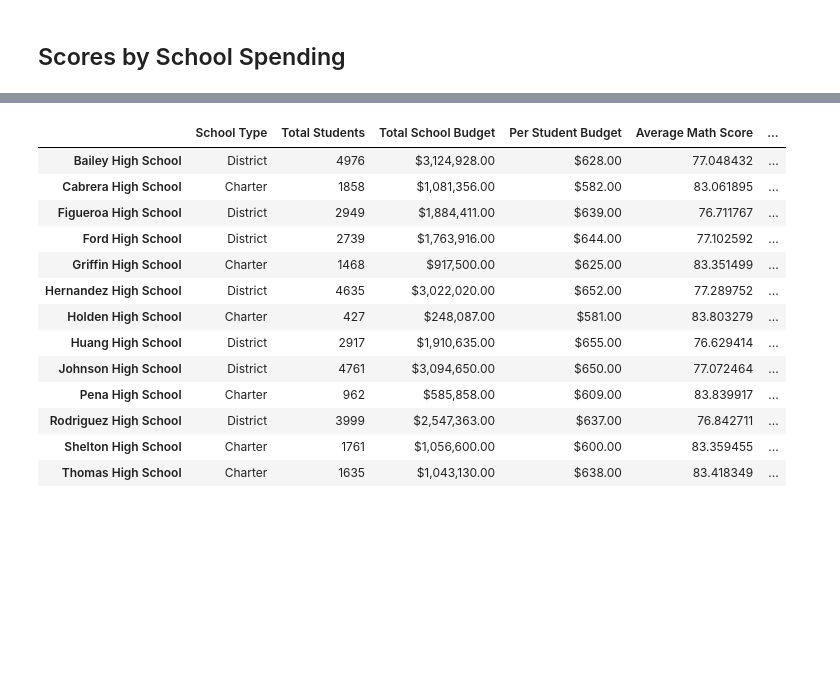
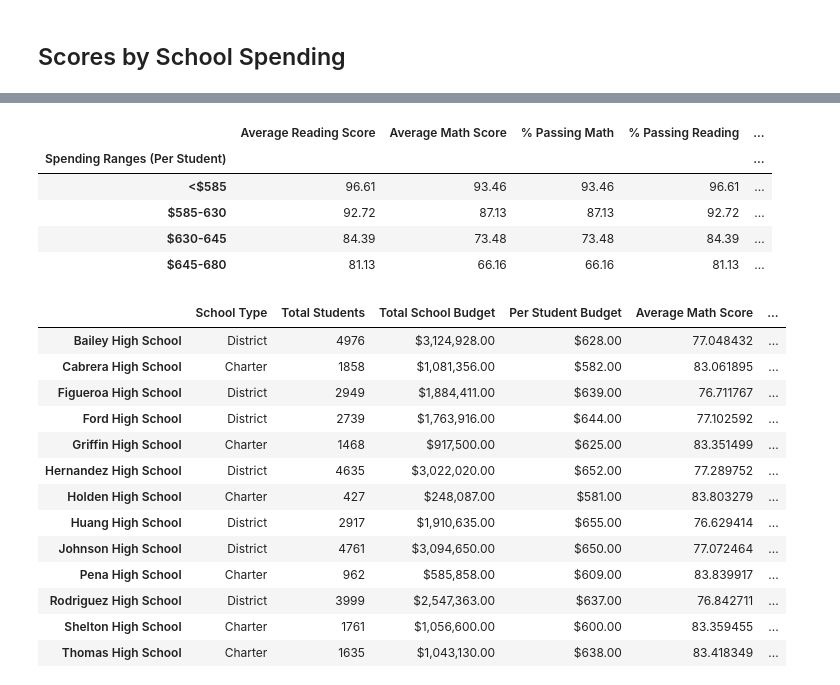
Before and after one commit to brian-halll/pandas-challenge, a Jupyter notebook: PyCitySchools/PyCitySchools_starter.ipynb, the cells around one changed output, grey strips where cells are left out. Cells and saved outputs as stored; diff of their text form; code cells hidden in the pictures; blank space fills up the shorter version.

```diff
--- a/PyCitySchools/PyCitySchools_starter.ipynb
+++ b/PyCitySchools/PyCitySchools_starter.ipynb
@@ -305,3 +390,14 @@ scores_by_grade
 | Wright High School | 83.833333 | 83.812757 | 84.156322 | 84.073171 |
 # %% [markdown]
 ## Scores by School Spending
+# %%
+# <585 , 585-630 , 630-645,  645-680
+bins = [0 , 585, 630, 645, 680]
+labels = ["<$585","$585-630", "$630-645", "$645-680"]
+
+#
+spending_df = school_summary_df
+
+#
+spending_df["Spending Ranges (Per Student)"] = pd.cut(per_school_capita, bins, labels=labels)
+spending_df
@@ -308,2 +421,36 @@ scores_by_grade
+# %%
+#
+avg_reading = spending_df.groupby(['Spending Ranges (Per Student)']).mean()["Average Reading Score"]
+avg_math = spending_df.groupby(['Spending Ranges (Per Student)']).mean()["Average Math Score"]
+percent_math = spending_df.groupby(['Spending Ranges (Per Student)']).mean()["% Passing Math"]
+percent_reading = spending_df.groupby(['Spending Ranges (Per Student)']).mean()["% Passing Reading"]
+percent_ovrall = spending_df.groupby(['Spending Ranges (Per Student)']).mean()["% Overall Passing"]
+
+
+#
+spending_ranges_df = pd.DataFrame(
+    {
+        "Average Reading Score": avg_reading,
+        "Average Math Score": avg_math,
+        "% Passing Math": percent_math,
+        "% Passing Reading" : percent_reading,
+        "% Overall Passing" : percent_ovrall,
+    }
+)
+
+#
+spending_ranges_df["Average Reading Score"] = spending_ranges_df["Average Reading Score"].map("{:.2f}".format)
+spending_ranges_df["Average Math Score"] = spending_ranges_df["Average Math Score"].map("{:.2f}".format)
+spending_ranges_df["% Passing Math"] = spending_ranges_df["% Passing Math"].map("{:.2f}".format)
+spending_ranges_df["% Passing Reading"] = spending_ranges_df["% Passing Reading"].map("{:.2f}".format)
+spending_ranges_df["% Overall Passing"] = spending_ranges_df["% Overall Passing"].map("{:.2f}".format)
+spending_ranges_df
+# %% [output]
+|  | Average Reading Score | Average Math Score | % Passing Math | % Passing Reading | ... |
+| Spending Ranges (Per Student) |  |  |  |  | ... |
+| <$585 | 96.61 | 93.46 | 93.46 | 96.61 | ... |
+| $585-630 | 92.72 | 87.13 | 87.13 | 92.72 | ... |
+| $630-645 | 84.39 | 73.48 | 73.48 | 84.39 | ... |
+| $645-680 | 81.13 | 66.16 | 66.16 | 81.13 | ... |
 # %%
 # Establish the bins
```
Also changed, not shown: parts of 17 cells of this notebook.
